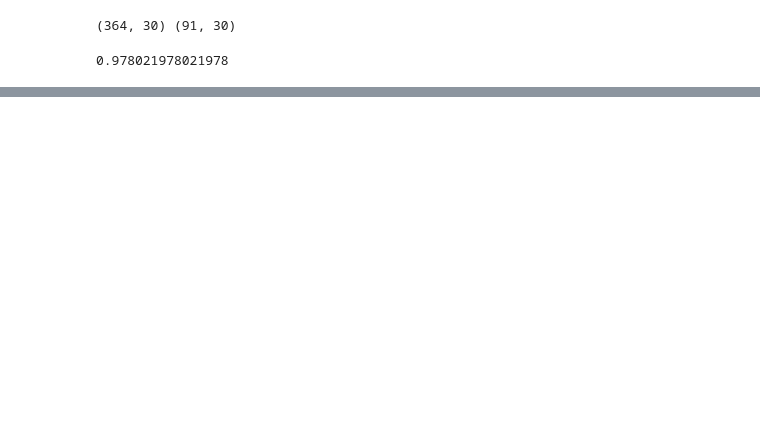
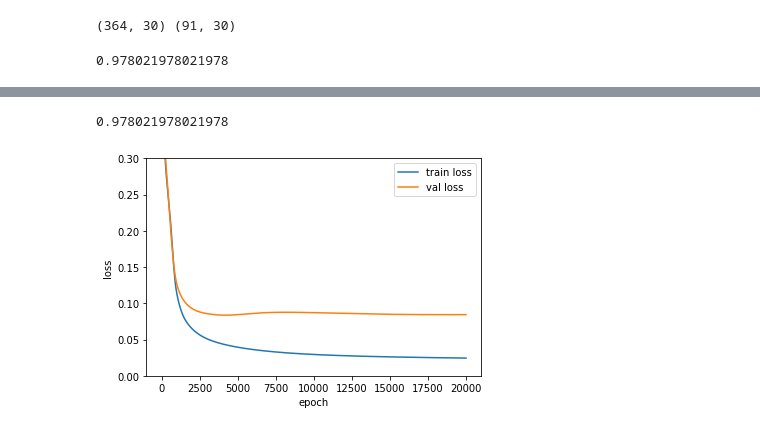
Before and after one commit to kgg6008/TIL, a Jupyter notebook: Introduction to deep learning to learn while coding honestly/multi layer neural network.ipynb, the cells around one changed output, grey strips where cells are left out. Drawn from its saved outputs; the diff is of its cells as text; code cells hidden in the pictures; blank space fills up the shorter version.

```diff
--- a/Introduction to deep learning to learn while coding honestly/multi layer neural network.ipynb
+++ b/Introduction to deep learning to learn while coding honestly/multi layer neural network.ipynb
@@ -120,0 +189,17 @@ class DualLayer(SingleLayer):
+# %%
+dual_layer = DualLayer(l2=.01)
+dual_layer.fit(x_train_scaled, y_train, x_val=x_val_scaled, y_val=y_val, epochs=20000)
+# %%
+dual_layer.score(x_val_scaled, y_val)
+# %% [output]
+0.978021978021978
+# %%
+plt.ylim(0, .3)
+plt.plot(dual_layer.losses)
+plt.plot(dual_layer.val_losses)
+plt.ylabel('loss')
+plt.xlabel('epoch')
+plt.legend(['train loss', 'val loss'])
+plt.show()
+# %% [output]
+[figure, added]
```
Also changed, not shown: parts of 14 cells of this notebook.
